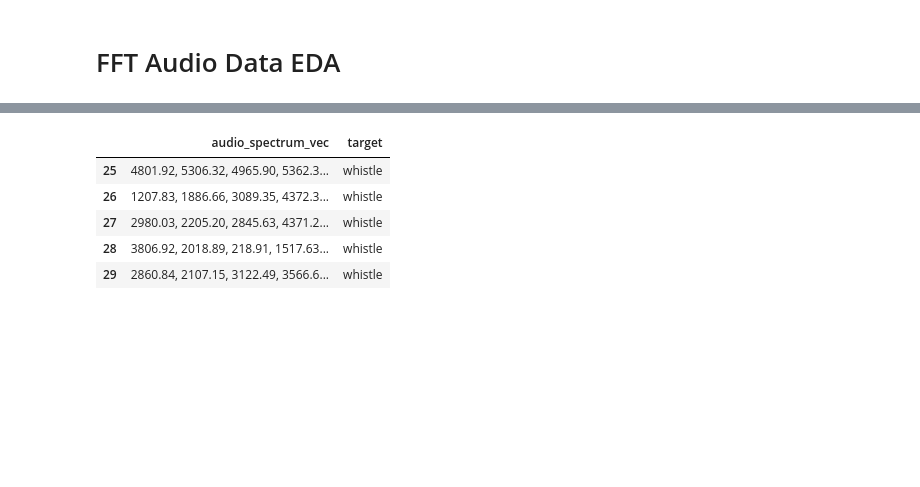
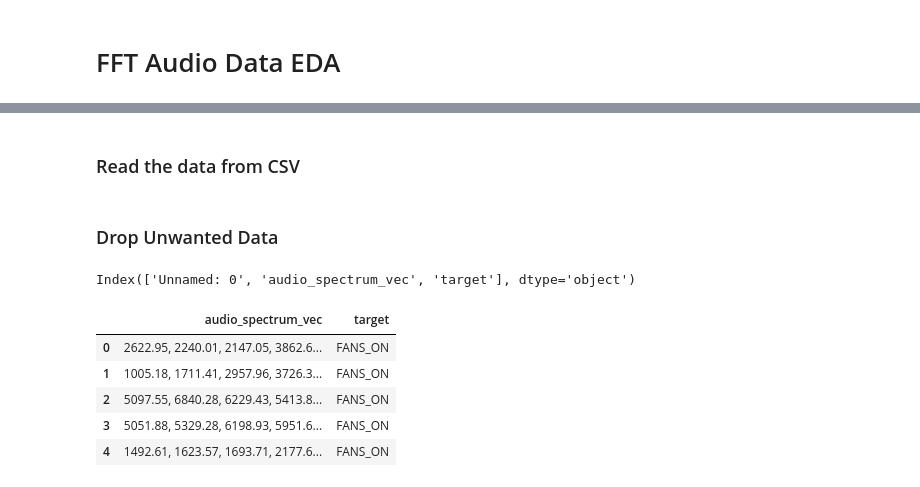
Before and after one commit to Thehunk1206/Arduino-Surrounding-Sound-Classifier, a Jupyter notebook: Audio EDA and ML training/sound_classifier.ipynb, the cells around one changed output, grey strips where cells are left out. Saved outputs shown, nothing was run; the diff lists cells and outputs as text; code cells hidden in the pictures; blank space fills up the shorter version.

```diff
--- a/Audio EDA and ML training/sound_classifier.ipynb
+++ b/Audio EDA and ML training/sound_classifier.ipynb
@@ -9,18 +16,26 @@ from sklearn.model_selection import train_test_split
 
 import os
+# %% [markdown]
+### Read the data from CSV
 # %%
 df = pd.read_csv("Dataset/surrounding_audio_dataset_FFT.csv")
+# %% [markdown]
+### Drop Unwanted Data
+# %%
+df.columns
+# %% [output]
+Index(['Unnamed: 0', 'audio_spectrum_vec', 'target'], dtype='object')
 # %%
 df = df.drop(["Unnamed: 0"], axis=1)
 # %%
-df.tail()
+df.head()
 # %% [output]
 |  | audio_spectrum_vec | target |
-| 25 | 4801.92, 5306.32, 4965.90, 5362.3... | whistle |
-| 26 | 1207.83, 1886.66, 3089.35, 4372.3... | whistle |
-| 27 | 2980.03, 2205.20, 2845.63, 4371.2... | whistle |
-| 28 | 3806.92, 2018.89, 218.91, 1517.63... | whistle |
-| 29 | 2860.84, 2107.15, 3122.49, 3566.6... | whistle |
+| 0 | 2622.95, 2240.01, 2147.05, 3862.6... | FANS_ON |
+| 1 | 1005.18, 1711.41, 2957.96, 3726.3... | FANS_ON |
+| 2 | 5097.55, 6840.28, 6229.43, 5413.8... | FANS_ON |
+| 3 | 5051.88, 5329.28, 6198.93, 5951.6... | FANS_ON |
+| 4 | 1492.61, 1623.57, 1693.71, 2177.6... | FANS_ON |
 # %%
 df["target"].unique()
 # %% [output]
```
Also changed, not shown: parts of 33 cells of this notebook, 3 other files.
